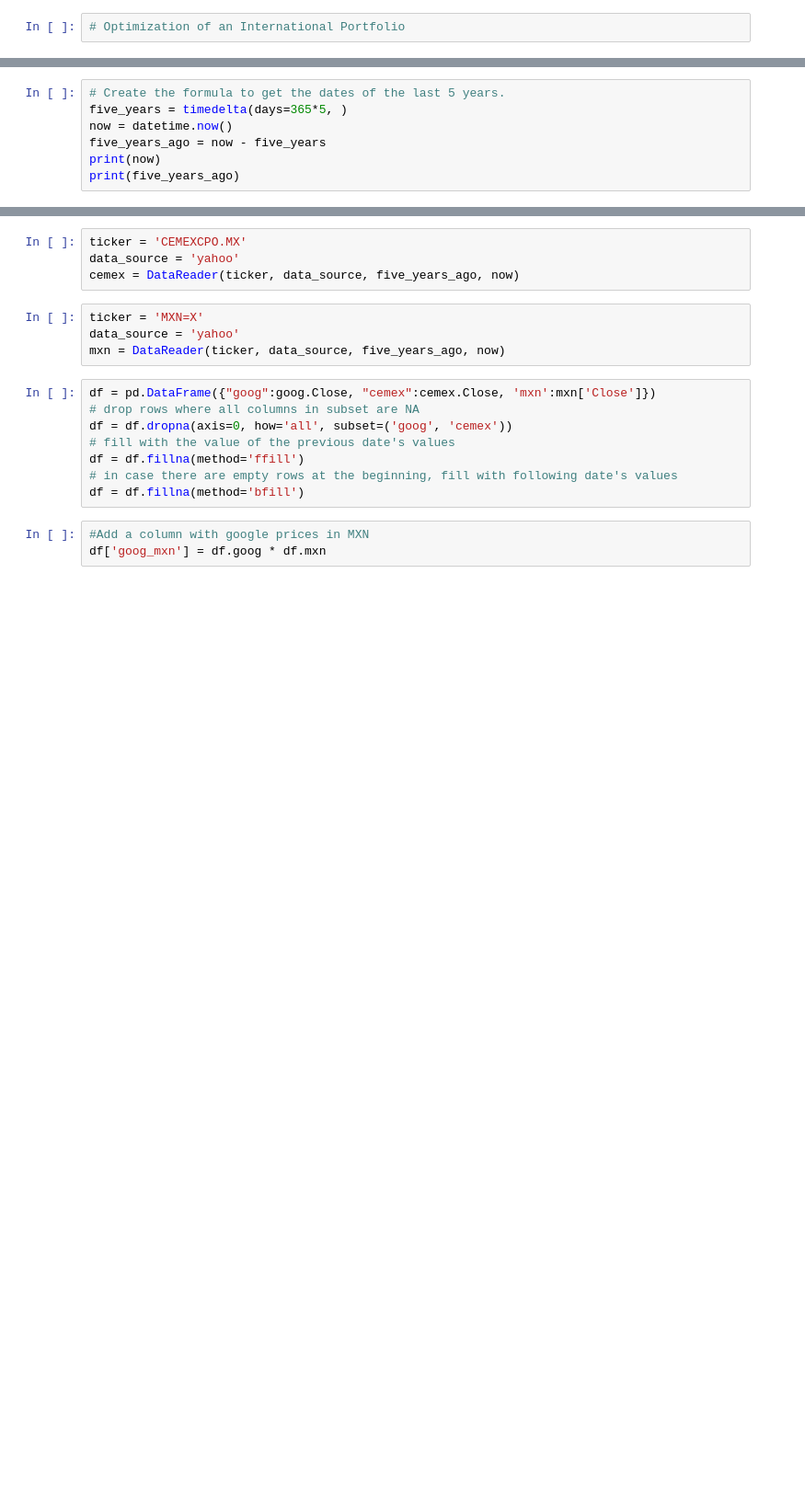
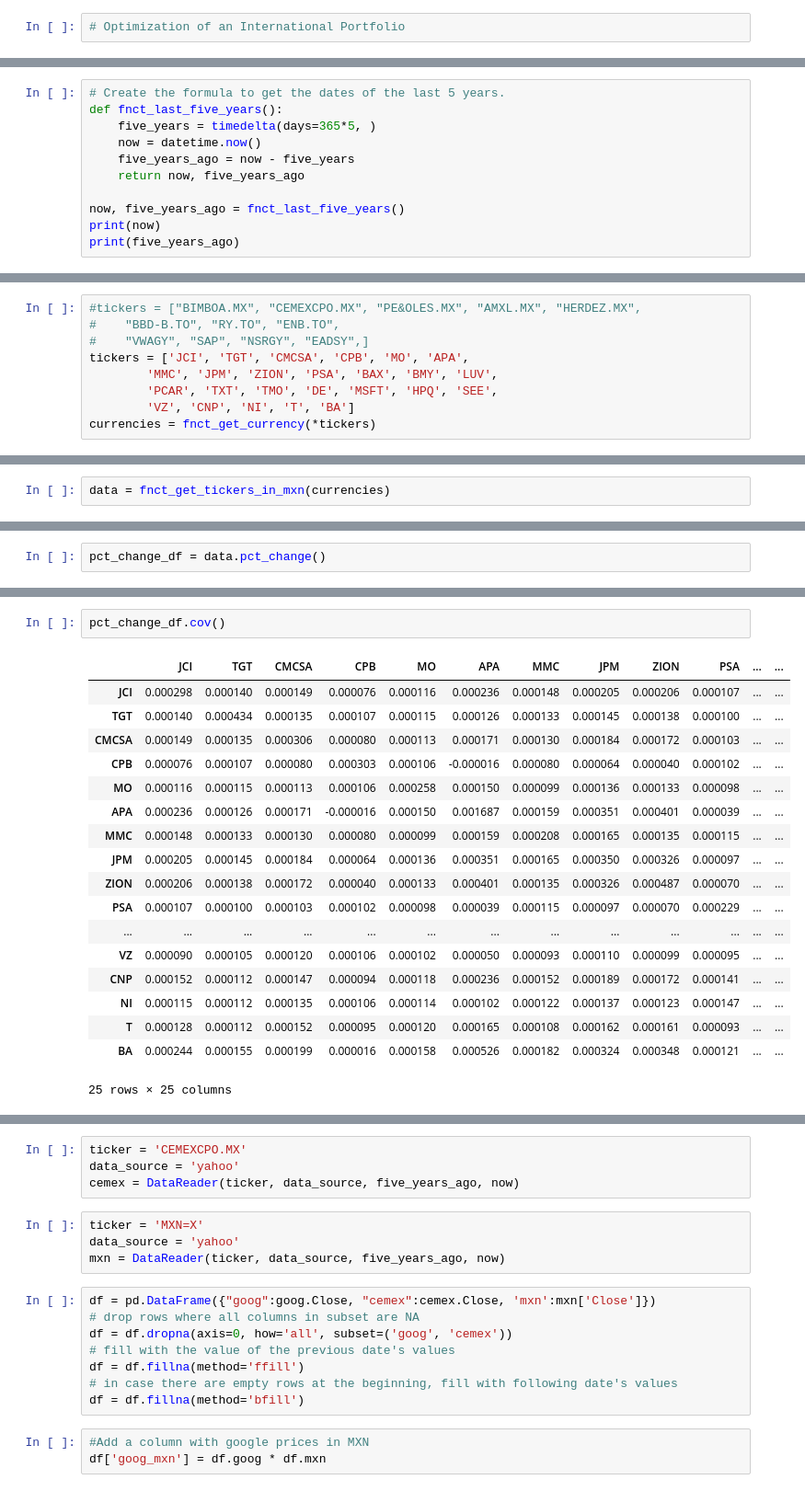
Before and after one commit to eriramirez/ProgFin, a Jupyter notebook: 004_session international portfolio.ipynb, the cells around one changed output, grey strips where cells are left out. Shown at 92% size. Cells and saved outputs as stored; diff of their text form; blank space fills up the shorter version.

```diff
--- a/004_session international portfolio.ipynb
+++ b/004_session international portfolio.ipynb
@@ -24,8 +15,12 @@ import numpy as np
 # %%
 # Create the formula to get the dates of the last 5 years.
-five_years = timedelta(days=365*5, )
-now = datetime.now()
-five_years_ago = now - five_years
+def fnct_last_five_years():
+    five_years = timedelta(days=365*5, )
+    now = datetime.now()
+    five_years_ago = now - five_years
+    return now, five_years_ago
+
+now, five_years_ago = fnct_last_five_years()
 print(now)
 print(five_years_ago)
 # %% [output]
@@ -33,0 +91,9 @@ print(five_years_ago)
+# %%
+#tickers = ["BIMBOA.MX", "CEMEXCPO.MX", "PE&OLES.MX", "AMXL.MX", "HERDEZ.MX",
+#    "BBD-B.TO", "RY.TO", "ENB.TO",
+#    "VWAGY", "SAP", "NSRGY", "EADSY",]
+tickers = ['JCI', 'TGT', 'CMCSA', 'CPB', 'MO', 'APA',
+        'MMC', 'JPM', 'ZION', 'PSA', 'BAX', 'BMY', 'LUV',
+        'PCAR', 'TXT', 'TMO', 'DE', 'MSFT', 'HPQ', 'SEE',
+        'VZ', 'CNP', 'NI', 'T', 'BA']
+currencies = fnct_get_currency(*tickers)
@@ -33,0 +120,2 @@ print(five_years_ago)
+# %%
+data = fnct_get_tickers_in_mxn(currencies)
@@ -33,0 +157,2 @@ print(five_years_ago)
+# %%
+pct_change_df = data.pct_change()
@@ -33,0 +201,21 @@ print(five_years_ago)
+# %%
+pct_change_df.cov()
+# %% [output]
+|  | JCI | TGT | CMCSA | CPB | MO | APA | MMC | JPM | ZION | PSA | ... | ... |
+| JCI | 0.000298 | 0.000140 | 0.000149 | 0.000076 | 0.000116 | 0.000236 | 0.000148 | 0.000205 | 0.000206 | 0.000107 | ... | ... |
+| TGT | 0.000140 | 0.000434 | 0.000135 | 0.000107 | 0.000115 | 0.000126 | 0.000133 | 0.000145 | 0.000138 | 0.000100 | ... | ... |
+| CMCSA | 0.000149 | 0.000135 | 0.000306 | 0.000080 | 0.000113 | 0.000171 | 0.000130 | 0.000184 | 0.000172 | 0.000103 | ... | ... |
+| CPB | 0.000076 | 0.000107 | 0.000080 | 0.000303 | 0.000106 | -0.000016 | 0.000080 | 0.000064 | 0.000040 | 0.000102 | ... | ... |
+| MO | 0.000116 | 0.000115 | 0.000113 | 0.000106 | 0.000258 | 0.000150 | 0.000099 | 0.000136 | 0.000133 | 0.000098 | ... | ... |
+| APA | 0.000236 | 0.000126 | 0.000171 | -0.000016 | 0.000150 | 0.001687 | 0.000159 | 0.000351 | 0.000401 | 0.000039 | ... | ... |
+| MMC | 0.000148 | 0.000133 | 0.000130 | 0.000080 | 0.000099 | 0.000159 | 0.000208 | 0.000165 | 0.000135 | 0.000115 | ... | ... |
+| JPM | 0.000205 | 0.000145 | 0.000184 | 0.000064 | 0.000136 | 0.000351 | 0.000165 | 0.000350 | 0.000326 | 0.000097 | ... | ... |
+| ZION | 0.000206 | 0.000138 | 0.000172 | 0.000040 | 0.000133 | 0.000401 | 0.000135 | 0.000326 | 0.000487 | 0.000070 | ... | ... |
+| PSA | 0.000107 | 0.000100 | 0.000103 | 0.000102 | 0.000098 | 0.000039 | 0.000115 | 0.000097 | 0.000070 | 0.000229 | ... | ... |
+| ... | ... | ... | ... | ... | ... | ... | ... | ... | ... | ... | ... | ... |
+| VZ | 0.000090 | 0.000105 | 0.000120 | 0.000106 | 0.000102 | 0.000050 | 0.000093 | 0.000110 | 0.000099 | 0.000095 | ... | ... |
+| CNP | 0.000152 | 0.000112 | 0.000147 | 0.000094 | 0.000118 | 0.000236 | 0.000152 | 0.000189 | 0.000172 | 0.000141 | ... | ... |
+| NI | 0.000115 | 0.000112 | 0.000135 | 0.000106 | 0.000114 | 0.000102 | 0.000122 | 0.000137 | 0.000123 | 0.000147 | ... | ... |
+| T | 0.000128 | 0.000112 | 0.000152 | 0.000095 | 0.000120 | 0.000165 | 0.000108 | 0.000162 | 0.000161 | 0.000093 | ... | ... |
+| BA | 0.000244 | 0.000155 | 0.000199 | 0.000016 | 0.000158 | 0.000526 | 0.000182 | 0.000324 | 0.000348 | 0.000121 | ... | ... |
+25 rows × 25 columns
```
Also changed, not shown: parts of 19 cells of this notebook, 3 other files.
